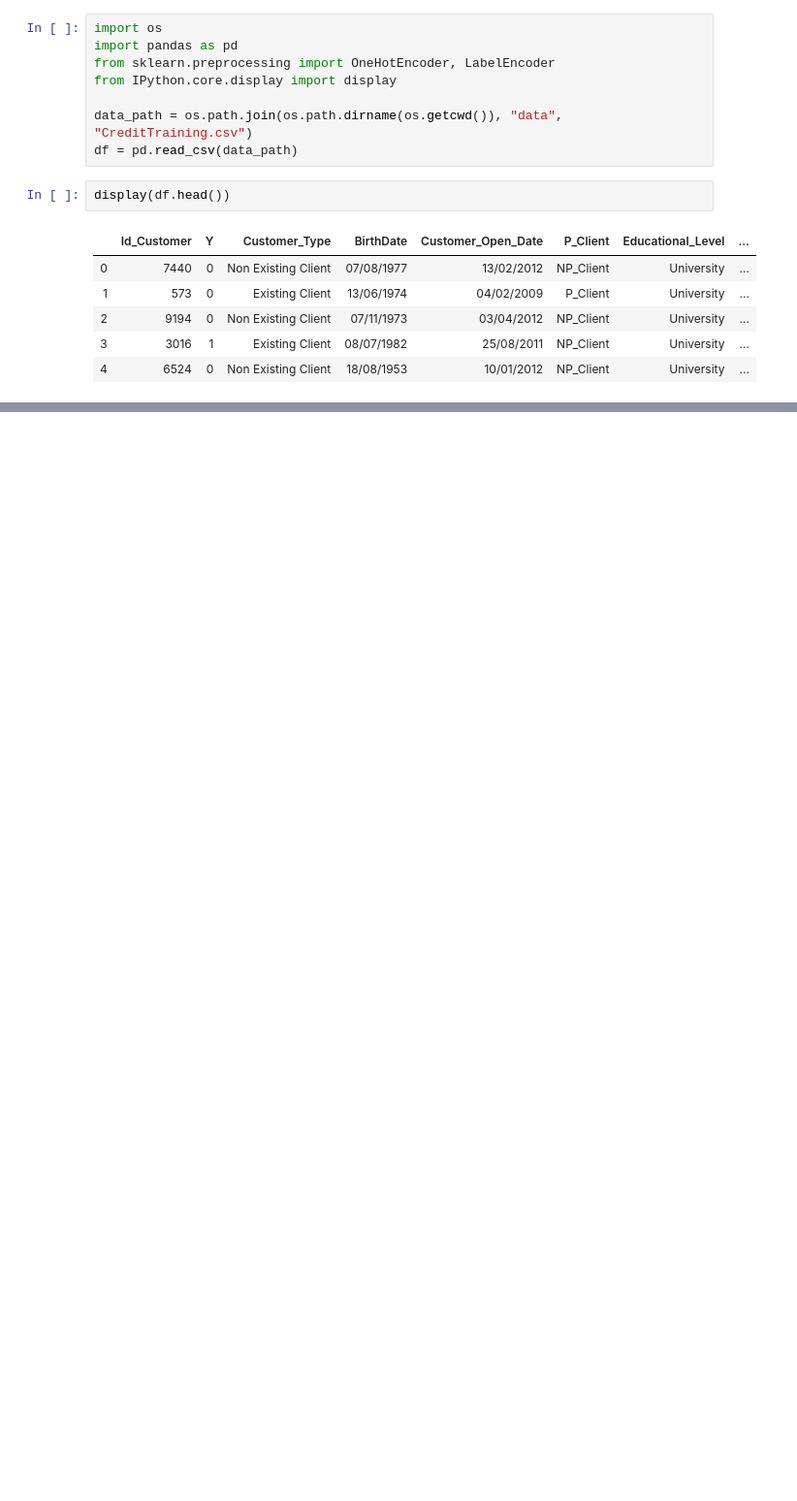
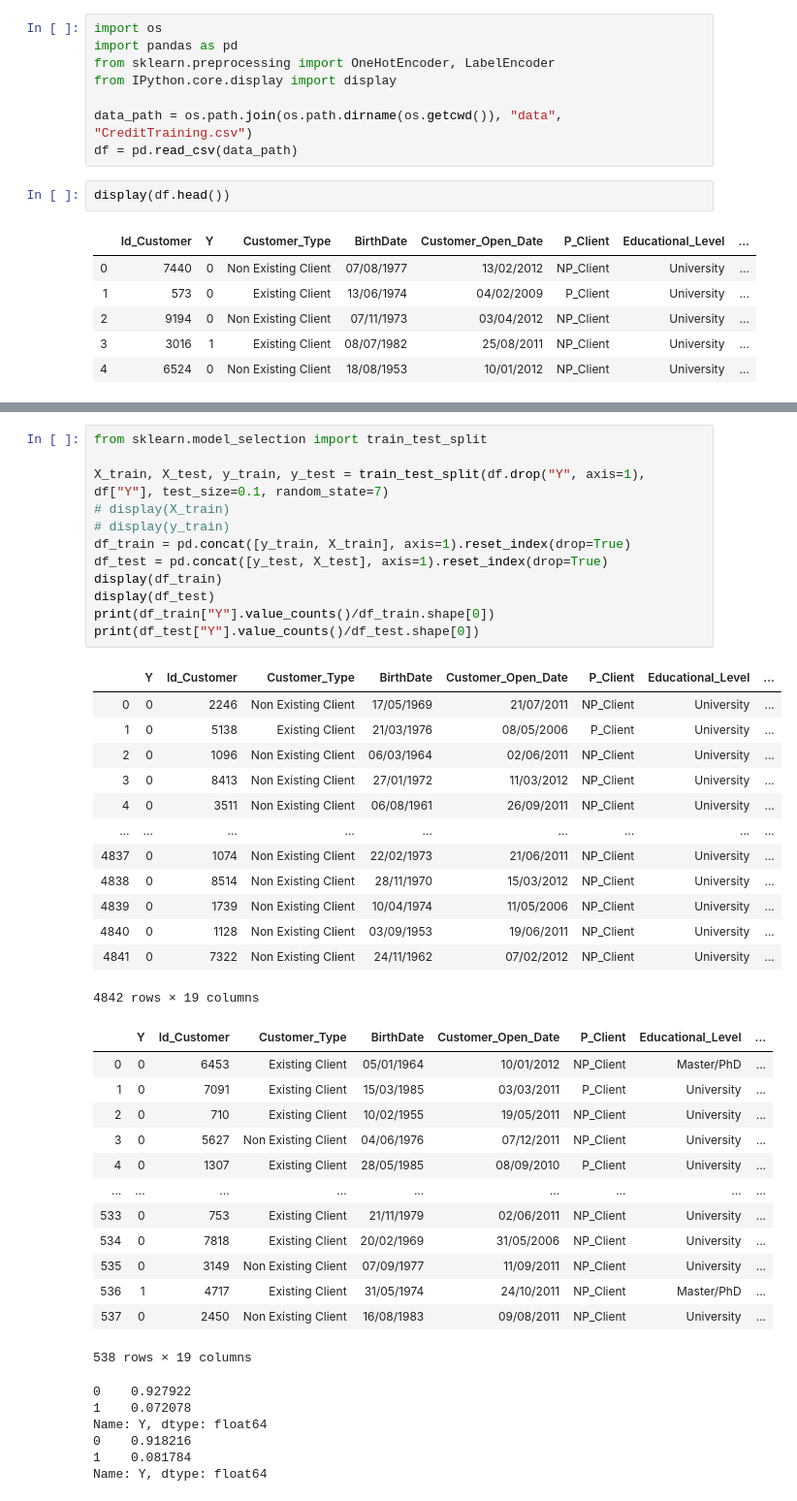
Before and after one commit to luizbezerra-pinheiro/Project_ML2, a Jupyter notebook: src/Feature Analysis.ipynb, the cells around one changed output, grey strips where cells are left out. Shown: that part at 97% size. Cells and saved outputs as stored; diff of their text form; blank space fills up the shorter version.

```diff
--- a/src/Feature Analysis.ipynb
+++ b/src/Feature Analysis.ipynb
@@ -52,0 +60,45 @@ $$
+# %%
+from sklearn.model_selection import train_test_split
+
+X_train, X_test, y_train, y_test = train_test_split(df.drop("Y", axis=1), df["Y"], test_size=0.1, random_state=7)
+# display(X_train)
+# display(y_train)
+df_train = pd.concat([y_train, X_train], axis=1).reset_index(drop=True)
+df_test = pd.concat([y_test, X_test], axis=1).reset_index(drop=True)
+display(df_train)
+display(df_test)
+print(df_train["Y"].value_counts()/df_train.shape[0])
+print(df_test["Y"].value_counts()/df_test.shape[0])
+# %% [output]
+|  | Y | Id_Customer | Customer_Type | BirthDate | Customer_Open_Date | P_Client | Educational_Level | ... |
+| 0 | 0 | 2246 | Non Existing Client | 17/05/1969 | 21/07/2011 | NP_Client | University | ... |
+| 1 | 0 | 5138 | Existing Client | 21/03/1976 | 08/05/2006 | P_Client | University | ... |
+| 2 | 0 | 1096 | Non Existing Client | 06/03/1964 | 02/06/2011 | NP_Client | University | ... |
+| 3 | 0 | 8413 | Non Existing Client | 27/01/1972 | 11/03/2012 | NP_Client | University | ... |
+| 4 | 0 | 3511 | Non Existing Client | 06/08/1961 | 26/09/2011 | NP_Client | University | ... |
+| ... | ... | ... | ... | ... | ... | ... | ... | ... |
+| 4837 | 0 | 1074 | Non Existing Client | 22/02/1973 | 21/06/2011 | NP_Client | University | ... |
+| 4838 | 0 | 8514 | Non Existing Client | 28/11/1970 | 15/03/2012 | NP_Client | University | ... |
+| 4839 | 0 | 1739 | Non Existing Client | 10/04/1974 | 11/05/2006 | NP_Client | University | ... |
+| 4840 | 0 | 1128 | Non Existing Client | 03/09/1953 | 19/06/2011 | NP_Client | University | ... |
+| 4841 | 0 | 7322 | Non Existing Client | 24/11/1962 | 07/02/2012 | NP_Client | University | ... |
+4842 rows × 19 columns
+|  | Y | Id_Customer | Customer_Type | BirthDate | Customer_Open_Date | P_Client | Educational_Level | ... |
+| 0 | 0 | 6453 | Existing Client | 05/01/1964 | 10/01/2012 | NP_Client | Master/PhD | ... |
+| 1 | 0 | 7091 | Existing Client | 15/03/1985 | 03/03/2011 | P_Client | University | ... |
+| 2 | 0 | 710 | Existing Client | 10/02/1955 | 19/05/2011 | NP_Client | University | ... |
+| 3 | 0 | 5627 | Non Existing Client | 04/06/1976 | 07/12/2011 | NP_Client | University | ... |
+| 4 | 0 | 1307 | Existing Client | 28/05/1985 | 08/09/2010 | P_Client | University | ... |
+| ... | ... | ... | ... | ... | ... | ... | ... | ... |
+| 533 | 0 | 753 | Existing Client | 21/11/1979 | 02/06/2011 | NP_Client | University | ... |
+| 534 | 0 | 7818 | Existing Client | 20/02/1969 | 31/05/2006 | NP_Client | University | ... |
+| 535 | 0 | 3149 | Non Existing Client | 07/09/1977 | 11/09/2011 | NP_Client | University | ... |
+| 536 | 1 | 4717 | Existing Client | 31/05/1974 | 24/10/2011 | NP_Client | Master/PhD | ... |
+| 537 | 0 | 2450 | Non Existing Client | 16/08/1983 | 09/08/2011 | NP_Client | University | ... |
+538 rows × 19 columns
+0    0.927922
+1    0.072078
+Name: Y, dtype: float64
+0    0.918216
+1    0.081784
+Name: Y, dtype: float64
```
Also changed, not shown: parts of 5 cells of this notebook, 5 other files.
